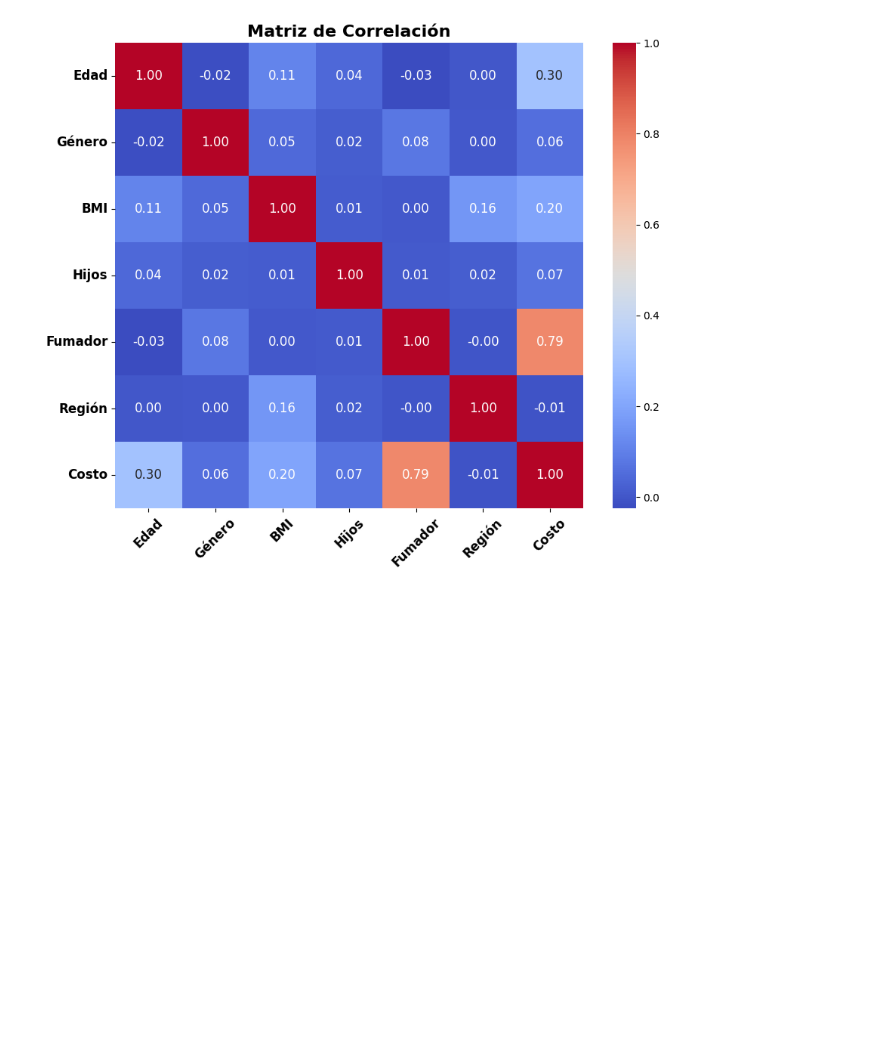
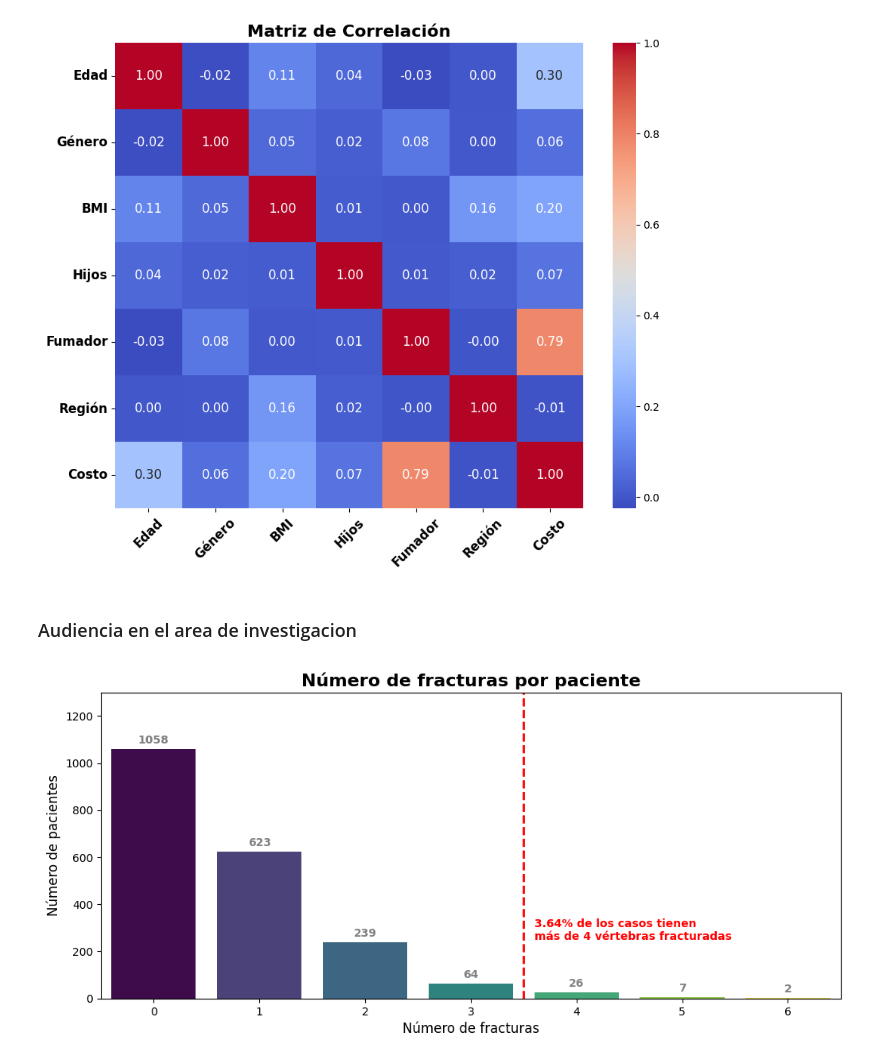
Before and after one commit to LeivaDiego/Tarea3-DataScience, a Jupyter notebook: visualizaciones.ipynb, the cells around one changed output. Cells and saved outputs as stored; diff of their text form; code cells hidden in the pictures; blank space fills up the shorter version.

Commit message:
Mejoras en graficos para investigadores

```diff
--- a/visualizaciones.ipynb
+++ b/visualizaciones.ipynb
@@ -178,3 +210,31 @@ plt.yticks(fontsize=12, fontweight='bold', rotation=0)
 plt.show()
 # %% [output]
 [figure]
+# %% [markdown]
+### Audiencia en el area de investigacion
+# %%
+# Gráfico de barras de la cantidad de fracturas por paciente
+plt.figure(figsize=(12,5))
+# Se suman las fracturas por paciente y se generan barras de colores
+ax = sns.countplot(x = fracturas_df[['C1','C2','C3','C4','C5','C6','C7']].sum(axis=1),
+                   hue=fracturas_df[['C1','C2','C3','C4','C5','C6','C7']].sum(axis=1),
+                   palette='viridis',
+                   legend=False)
+
+# Se añaden las etiquetas con el número de fracturas
+for container in ax.containers:
+    ax.bar_label(container, label_type='edge', fontsize=10, fontweight='bold', padding=3, color='gray')
+
+# Se añaden las líneas verticales para indicar el 3% de los casos
+plt.axvline(x=3.5, color='red', linestyle='--', linewidth=2)
+plt.text(x=3.6, y=250, s=f"{round(35/961*100,2)}% de los casos tienen \nmás de 4 vértebras fracturadas",
+         color='red', size=10, weight="bold")
+
+# Se añaden los títulos y etiquetas con un tamaño de letra de 16
+plt.title('Número de fracturas por paciente', fontsize=16, fontweight='bold')
+plt.xlabel('Número de fracturas', fontsize=12)
+plt.ylabel('Número de pacientes', fontsize=12)
+plt.ylim([0,1300])
+plt.show()
+# %% [output]
+[figure, added]
```
Also changed, not shown: parts of 11 cells of this notebook.
